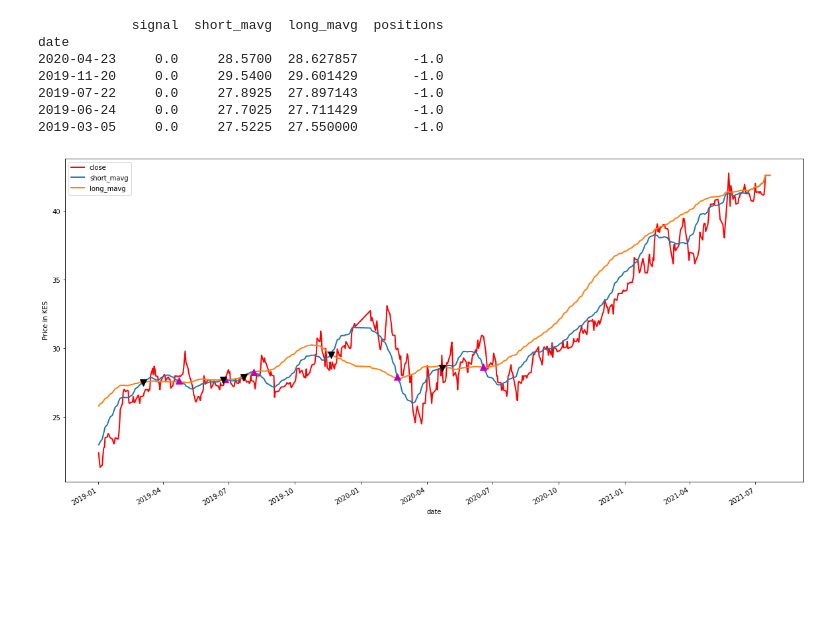
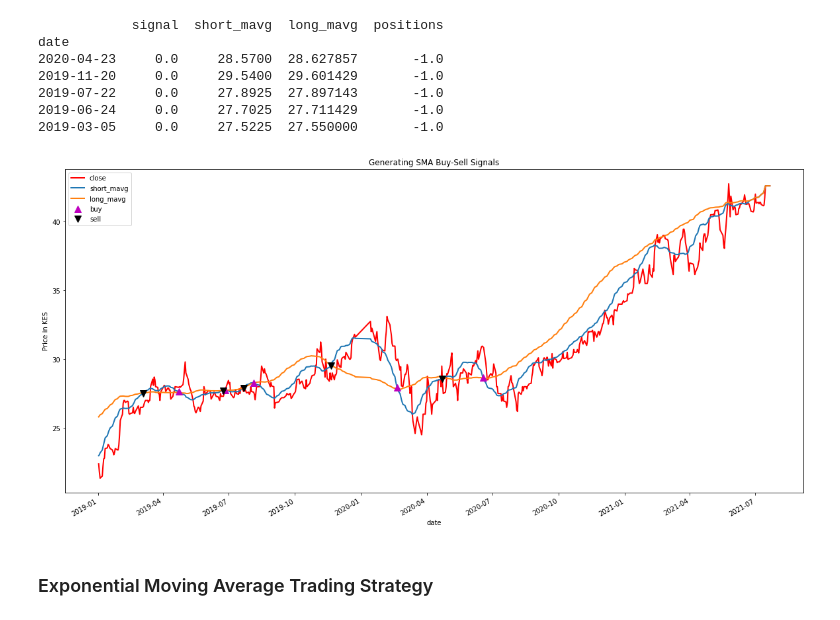
Before and after one commit to wambuimungai/aginic_code_review, a Jupyter notebook: SM_data_exploration_viz_scom.ipynb, the cells around one changed output. Saved outputs shown, nothing was run; the diff lists cells and outputs as text; code cells hidden in the pictures; blank space fills up the shorter version.

```diff
--- a/SM_data_exploration_viz_scom.ipynb
+++ b/SM_data_exploration_viz_scom.ipynb
@@ -250,29 +253,34 @@ date
 # %%
 # Initialize the plot figure
 fig = plt.figure(figsize=(20,10))
 
 # Add a subplot and label for y-axis
 ax1 = fig.add_subplot(111,  ylabel='Price in KES')
 
 # Plot the closing price
 df['close'].plot(ax=ax1, lw=2., color='r')
 
 # Plot the short and long moving averages
 signals[['short_mavg', 'long_mavg']].plot(ax=ax1, lw=2.)
 
 # Plot the buy signals
 ax1.plot(signals.loc[signals.positions == 1.0].index,
          signals.short_mavg[signals.positions == 1.0],
-         '^', markersize=10, color='m')
+         '^', markersize=10, color='m', label = "buy")
 
 # Plot the sell signals
 ax1.plot(signals.loc[signals.positions == -1.0].index,
          signals.short_mavg[signals.positions == -1.0],
          'v', markersize=10,
-         color='k')
+         color='k', label = "sell")
+
+#Add chart title
+plt.title("Generating SMA Buy-Sell Signals")
 # Show the legend
 plt.legend()
 # Show the plot
 plt.show()
 # %% [output]
-[figure, old version]
+[figure, new version]
+# %% [markdown]
+### Exponential Moving Average Trading Strategy
```
Also changed, not shown: parts of 4 cells of this notebook, 2 other files.
